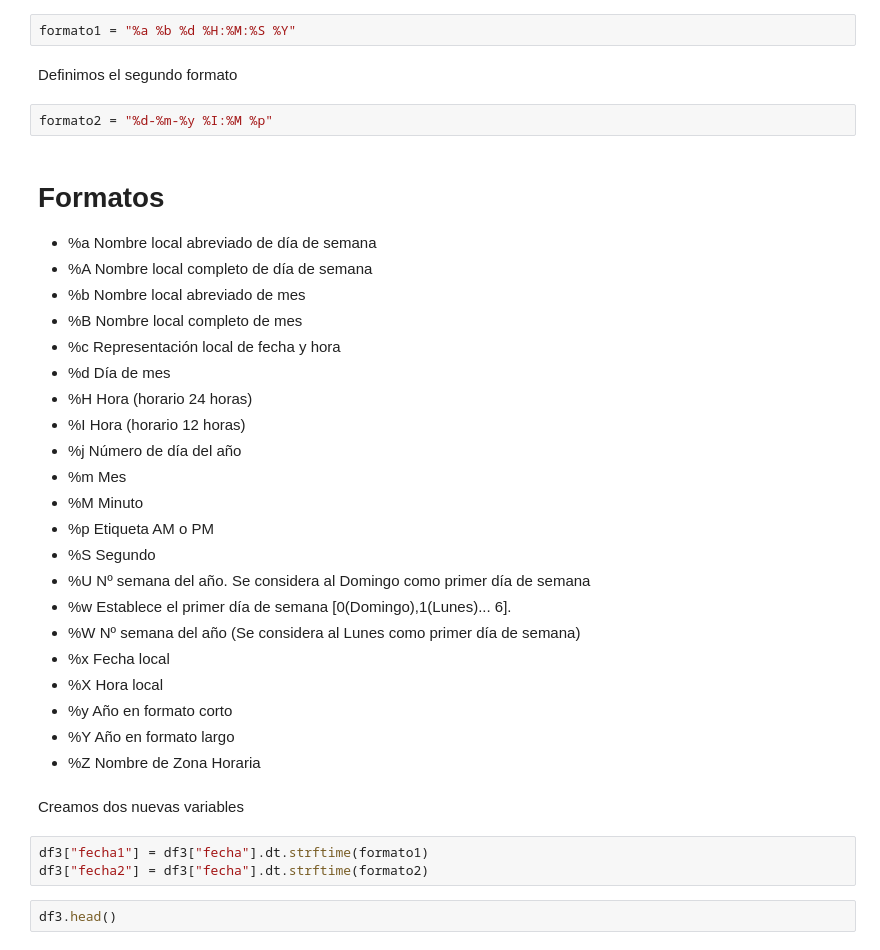
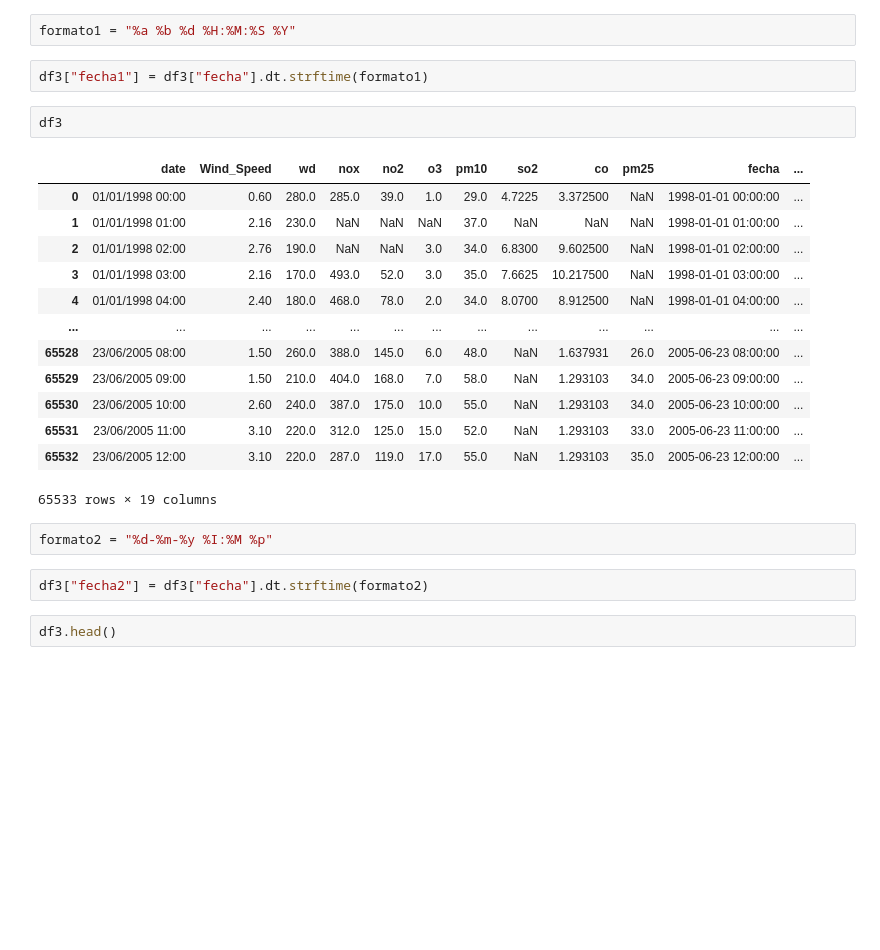
Before and after one commit to amejosecar/ia_dema, a Jupyter notebook: 02_Fechas/00_Teoría/Fechas.ipynb, the cells around one changed output. Cells and saved outputs as stored; diff of their text form; blank space fills up the shorter version.

```diff
--- a/02_Fechas/00_Teoría/Fechas.ipynb
+++ b/02_Fechas/00_Teoría/Fechas.ipynb
@@ -192,37 +318,27 @@ df2=df2.drop(columns='date')
 Definimos el primer formato
 # %%
 formato1 = "%a %b %d %H:%M:%S %Y"
-# %% [markdown]
-Definimos el segundo formato
+# %%
+df3["fecha1"] = df3["fecha"].dt.strftime(formato1)
+# %%
+df3
+# %% [output]
+|  | date | Wind_Speed | wd | nox | no2 | o3 | pm10 | so2 | co | pm25 | fecha | ... |
+| 0 | 01/01/1998 00:00 | 0.60 | 280.0 | 285.0 | 39.0 | 1.0 | 29.0 | 4.7225 | 3.372500 | NaN | 1998-01-01 00:00:00 | ... |
+| 1 | 01/01/1998 01:00 | 2.16 | 230.0 | NaN | NaN | NaN | 37.0 | NaN | NaN | NaN | 1998-01-01 01:00:00 | ... |
+| 2 | 01/01/1998 02:00 | 2.76 | 190.0 | NaN | NaN | 3.0 | 34.0 | 6.8300 | 9.602500 | NaN | 1998-01-01 02:00:00 | ... |
+| 3 | 01/01/1998 03:00 | 2.16 | 170.0 | 493.0 | 52.0 | 3.0 | 35.0 | 7.6625 | 10.217500 | NaN | 1998-01-01 03:00:00 | ... |
+| 4 | 01/01/1998 04:00 | 2.40 | 180.0 | 468.0 | 78.0 | 2.0 | 34.0 | 8.0700 | 8.912500 | NaN | 1998-01-01 04:00:00 | ... |
+| ... | ... | ... | ... | ... | ... | ... | ... | ... | ... | ... | ... | ... |
+| 65528 | 23/06/2005 08:00 | 1.50 | 260.0 | 388.0 | 145.0 | 6.0 | 48.0 | NaN | 1.637931 | 26.0 | 2005-06-23 08:00:00 | ... |
+| 65529 | 23/06/2005 09:00 | 1.50 | 210.0 | 404.0 | 168.0 | 7.0 | 58.0 | NaN | 1.293103 | 34.0 | 2005-06-23 09:00:00 | ... |
+| 65530 | 23/06/2005 10:00 | 2.60 | 240.0 | 387.0 | 175.0 | 10.0 | 55.0 | NaN | 1.293103 | 34.0 | 2005-06-23 10:00:00 | ... |
+| 65531 | 23/06/2005 11:00 | 3.10 | 220.0 | 312.0 | 125.0 | 15.0 | 52.0 | NaN | 1.293103 | 33.0 | 2005-06-23 11:00:00 | ... |
+| 65532 | 23/06/2005 12:00 | 3.10 | 220.0 | 287.0 | 119.0 | 17.0 | 55.0 | NaN | 1.293103 | 35.0 | 2005-06-23 12:00:00 | ... |
+65533 rows × 19 columns
 # %%
 formato2 = "%d-%m-%y %I:%M %p"
-# %% [markdown]
-# Formatos
-* %a	Nombre local abreviado de día de semana
-* %A	Nombre local completo de día de semana
-* %b	Nombre local abreviado de mes
-* %B	Nombre local completo de mes
-* %c	Representación local de fecha y hora
-* %d	Día de mes
-* %H	Hora (horario 24 horas)
-* %I	Hora (horario 12 horas)
-* %j	Número de día del año
-* %m	Mes
-* %M	Minuto
-* %p	Etiqueta AM o PM
-* %S	Segundo
-* %U	Nº semana del año. Se considera al Domingo como primer día de semana
-* %w	Establece el primer día de semana [0(Domingo),1(Lunes)... 6].
-* %W	Nº semana del año (Se considera al Lunes como primer día de semana)
-* %x	Fecha local
-* %X	Hora local
-* %y	Año en formato corto
-* %Y	Año en formato largo
-* %Z	Nombre de Zona Horaria
-# %% [markdown]
-Creamos dos nuevas variables
 # %%
-df3["fecha1"] = df3["fecha"].dt.strftime(formato1)
 df3["fecha2"] = df3["fecha"].dt.strftime(formato2)
 # %%
 df3.head()
```
Also changed, not shown: parts of 29 cells of this notebook, 3 other files.
